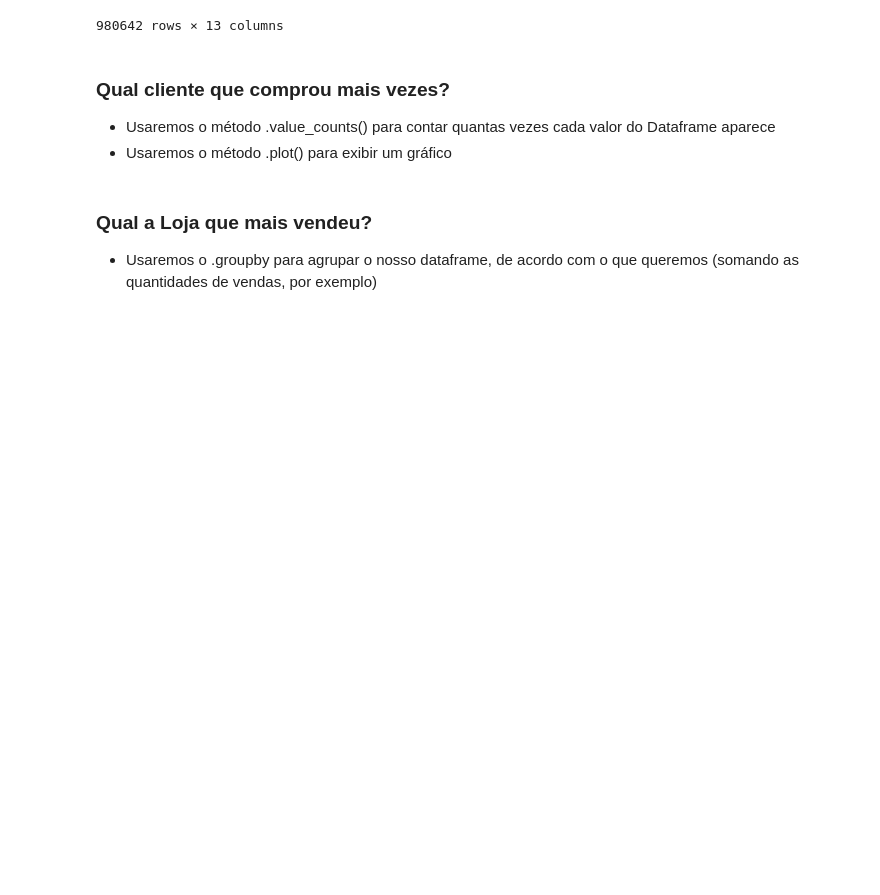
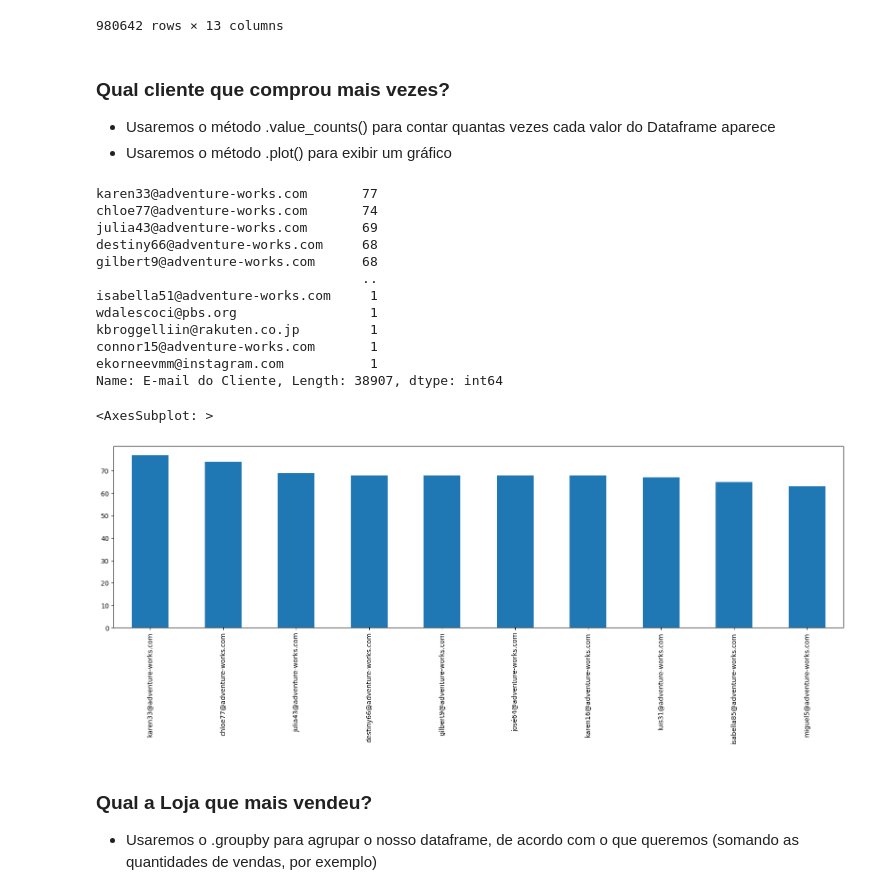
Before and after one commit to franciscojdsjr/Estudos-Python, a Jupyter notebook: Hastag/Exercicios_Pandas/Pandas 05.ipynb, the cells around one changed output. Saved outputs shown, nothing was run; the diff lists cells and outputs as text; code cells hidden in the pictures; blank space fills up the shorter version.

```diff
--- a/Hastag/Exercicios_Pandas/Pandas 05.ipynb
+++ b/Hastag/Exercicios_Pandas/Pandas 05.ipynb
@@ -49,6 +49,25 @@ display(vendas_df)
 
 - Usaremos o método .value_counts() para contar quantas vezes cada valor do Dataframe aparece
 - Usaremos o método .plot() para exibir um gráfico
+# %%
+frequencia_clientes = vendas_df['E-mail do Cliente'].value_counts()
+display(frequencia_clientes)
+frequencia_clientes[:10].plot(figsize=(20, 5),kind='bar', yticks=range(0,80,10))
+# %% [output]
+karen33@adventure-works.com       77
+chloe77@adventure-works.com       74
+julia43@adventure-works.com       69
+destiny66@adventure-works.com     68
+gilbert9@adventure-works.com      68
+                                  ..
+isabella51@adventure-works.com     1
+wdalescoci@pbs.org                 1
+kbroggelliin@rakuten.co.jp         1
+connor15@adventure-works.com       1
+ekorneevmm@instagram.com           1
+Name: E-mail do Cliente, Length: 38907, dtype: int64
+<AxesSubplot: >
+[figure, added]
 # %% [markdown]
 ### Qual a Loja que mais vendeu?
 
```
Also changed, not shown: parts of 5 cells of this notebook.
